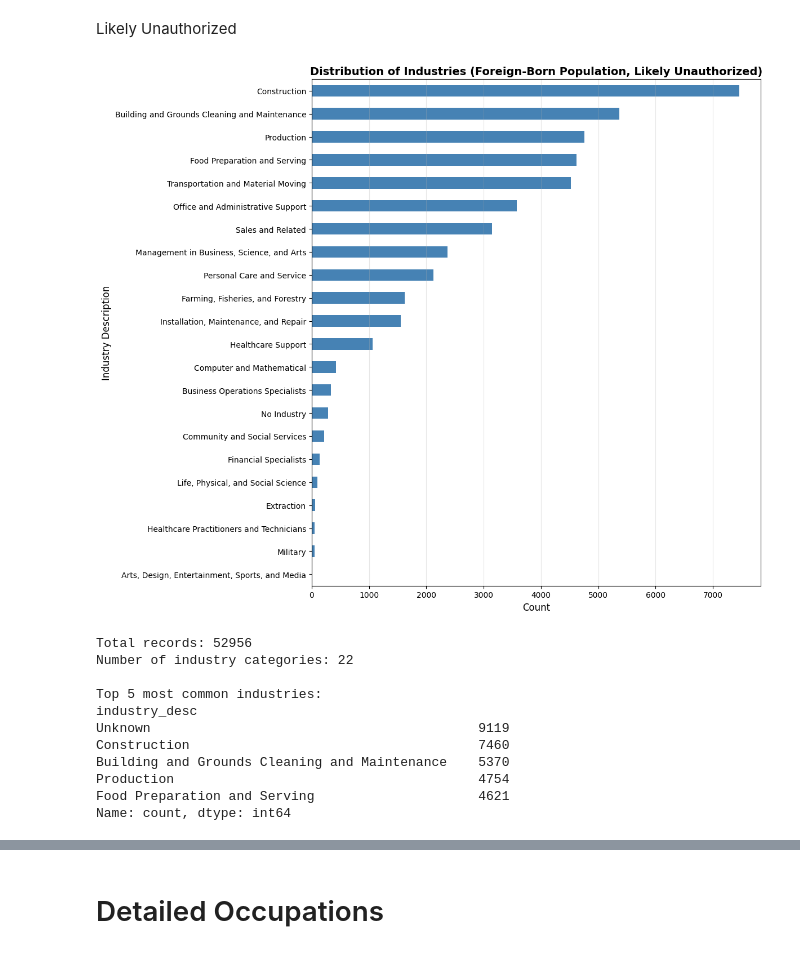
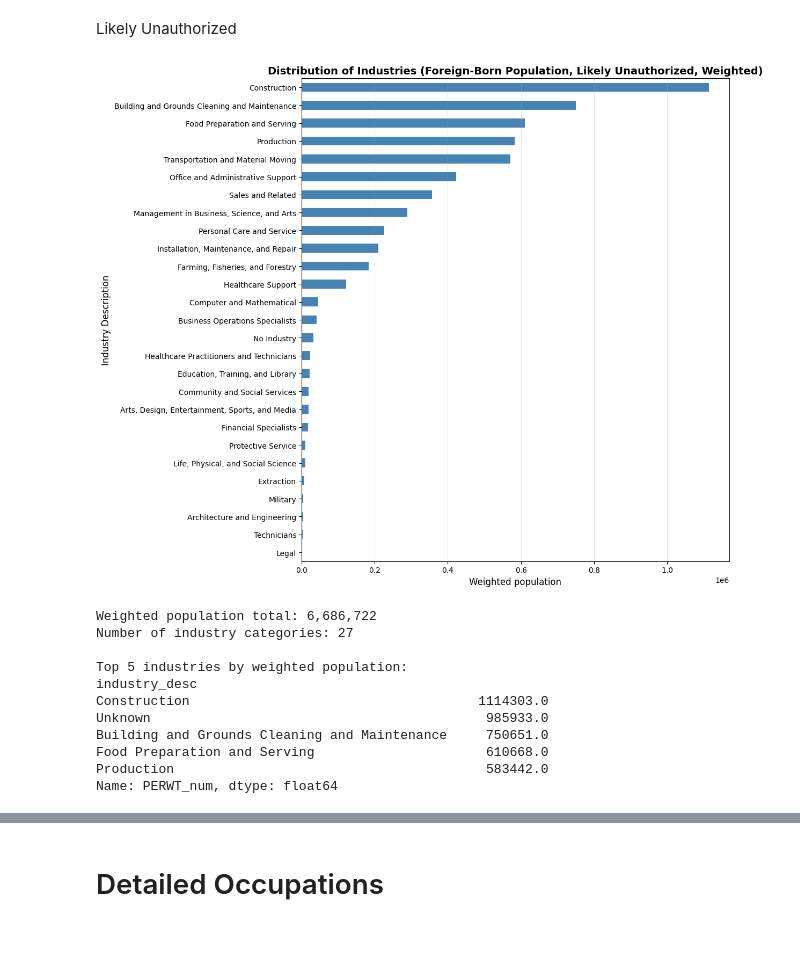
Before and after one commit to lindseylacey/Unidos, a Jupyter notebook: acs_detailed_estimates.ipynb, the cells around one changed output, grey strips where cells are left out. Saved outputs shown, nothing was run; the diff lists cells and outputs as text; code cells hidden in the pictures.

```diff
--- a/acs_detailed_estimates.ipynb
+++ b/acs_detailed_estimates.ipynb
@@ -20,0 +44,21 @@ print(ipums_df.head())
+# %%
+# Prepare ACS person weights so downstream results represent the full U.S. population
+WEIGHT_COL = 'PERWT_num'
+ipums_df[WEIGHT_COL] = pd.to_numeric(ipums_df.get('PERWT', 0), errors='coerce').fillna(0)
+
+def weighted_total(df, weight_col=WEIGHT_COL):
+    return df[weight_col].sum()
+
+def weighted_counts(df, group_col, weight_col=WEIGHT_COL, dropna=True):
+    counts = (
+        df.groupby(group_col, dropna=dropna)[weight_col]
+        .sum()
+        .sort_values(ascending=False)
+    )
+    return counts
+
+def weighted_mask_total(df, mask, weight_col=WEIGHT_COL):
+    return df.loc[mask, weight_col].sum()
+
+print(f"Added numeric ACS person weights in column '{WEIGHT_COL}'.")
+print(f"Weighted total represented by loaded sample: {weighted_total(ipums_df):,.0f}")
@@ -322,41 +459,41 @@ Name: count, dtype: int64
 Likely Unauthorized
 # %%
 #Create unauthorized df
-df_likely_unauthorized = foreign_born_df[~foreign_born_df['likely_legal']]
-# Count the distribution of industry descriptions in California
-industry_counts = df_likely_unauthorized['industry_desc'].value_counts().sort_values(ascending=True)
+df_likely_unauthorized = foreign_born_df[~foreign_born_df['likely_legal']].copy()
+# Count the weighted distribution of industry descriptions
+industry_counts = weighted_counts(df_likely_unauthorized, 'industry_desc')
 industry_counts = industry_counts[industry_counts.index != 'Unknown'].sort_values(ascending=True)
 
 # Create a horizontal bar chart for better readability
 fig, ax = plt.subplots(figsize=(12, 10))
 industry_counts.plot(kind='barh', ax=ax, color='steelblue')
 
-ax.set_xlabel('Count', fontsize=12)
+ax.set_xlabel('Weighted population', fontsize=12)
 ax.set_ylabel('Industry Description', fontsize=12)
-ax.set_title('Distribution of Industries (Foreign-Born Population, Likely Unauthorized)', fontsize=14, fontweight='bold')
+ax.set_title('Distribution of Industries (Foreign-Born Population, Likely Unauthorized, Weighted)', fontsize=14, fontweight='bold')
 ax.grid(axis='x', alpha=0.3)
 
 plt.tight_layout()
 plt.show()
 
 # Print summary statistics
-print(f"\nTotal records: {len(df_likely_unauthorized)}")
+print(f"\nWeighted population total: {weighted_total(df_likely_unauthorized):,.0f}")
 print(f"Number of industry categories: {len(industry_counts)}")
-print(f"\nTop 5 most common industries:")
-print(df_likely_unauthorized['industry_desc'].value_counts().head())
+print(f"\nTop 5 industries by weighted population:")
+print(weighted_counts(df_likely_unauthorized, 'industry_desc').head())
 # %% [output]
-[figure, old version]
+[figure, new version]
-Total records: 52956
-Number of industry categories: 22
+Weighted population total: 6,686,722
+Number of industry categories: 27
 
-Top 5 most common industries:
+Top 5 industries by weighted population:
 industry_desc
-Unknown                                          9119
-Construction                                     7460
-Building and Grounds Cleaning and Maintenance    5370
-Production                                       4754
-Food Preparation and Serving                     4621
-Name: count, dtype: int64
+Construction                                     1114303.0
+Unknown                                           985933.0
+Building and Grounds Cleaning and Maintenance     750651.0
+Food Preparation and Serving                      610668.0
+Production                                        583442.0
+Name: PERWT_num, dtype: float64
 # %%
 df_h1b_likely_legal = foreign_born_df[h1b_likely_legal].copy()
 
```
Also changed, not shown: parts of 17 cells of this notebook.
